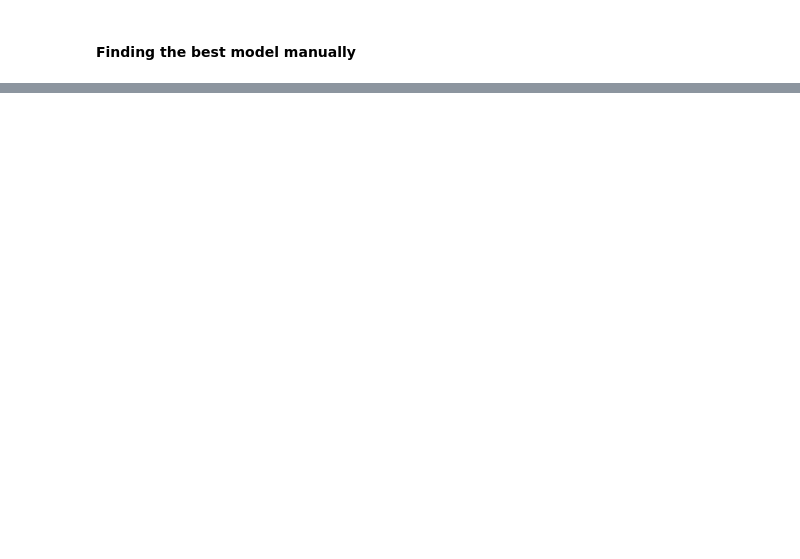
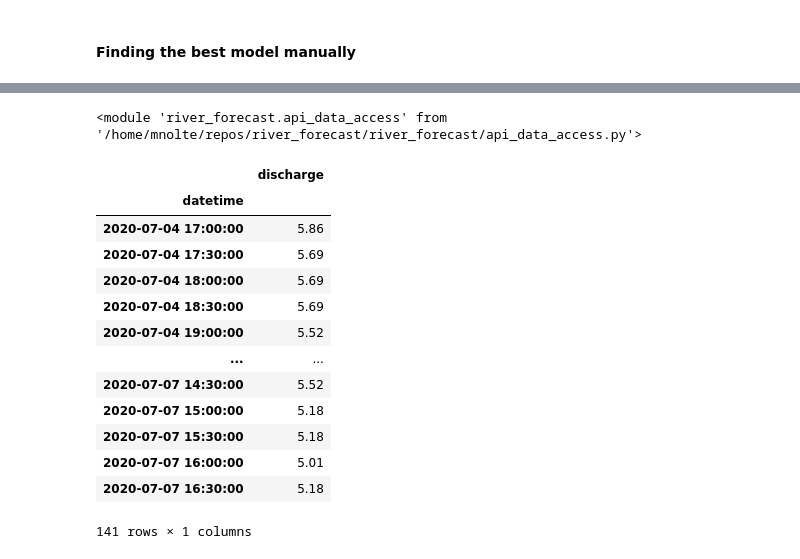
Before and after one commit to maxnolte/river_forecast, a Jupyter notebook: exploratory_analysis_hourly_data.ipynb, the cells around one changed output, grey strips where cells are left out. Cells and saved outputs as stored; diff of their text form; code cells hidden in the pictures; blank space fills up the shorter version.

```diff
--- a/exploratory_analysis_hourly_data.ipynb
+++ b/exploratory_analysis_hourly_data.ipynb
@@ -242,0 +317,25 @@ joblib.dump(model, filename)
+# %%
+importlib.reload(river_forecast.api_data_access)
+# %% [output]
+<module 'river_forecast.api_data_access' from '/home/mnolte/repos/river_forecast/river_forecast/api_data_access.py'>
+# %%
+rivermap_data = river_forecast.api_data_access.RivermapDataRetriever()
+# %%
+recent_flow_df = rivermap_data.get_latest_river_flow(n_days=3, station='Dranse')
+# %%
+recent_flow_df
+# %% [output]
+|  | discharge |
+| datetime |  |
+| 2020-07-04 17:00:00 | 5.86 |
+| 2020-07-04 17:30:00 | 5.69 |
+| 2020-07-04 18:00:00 | 5.69 |
+| 2020-07-04 18:30:00 | 5.69 |
+| 2020-07-04 19:00:00 | 5.52 |
+| ... | ... |
+| 2020-07-07 14:30:00 | 5.52 |
+| 2020-07-07 15:00:00 | 5.18 |
+| 2020-07-07 15:30:00 | 5.18 |
+| 2020-07-07 16:00:00 | 5.01 |
+| 2020-07-07 16:30:00 | 5.18 |
+141 rows × 1 columns
```
Also changed, not shown: parts of 24 cells of this notebook, 3 other files.
